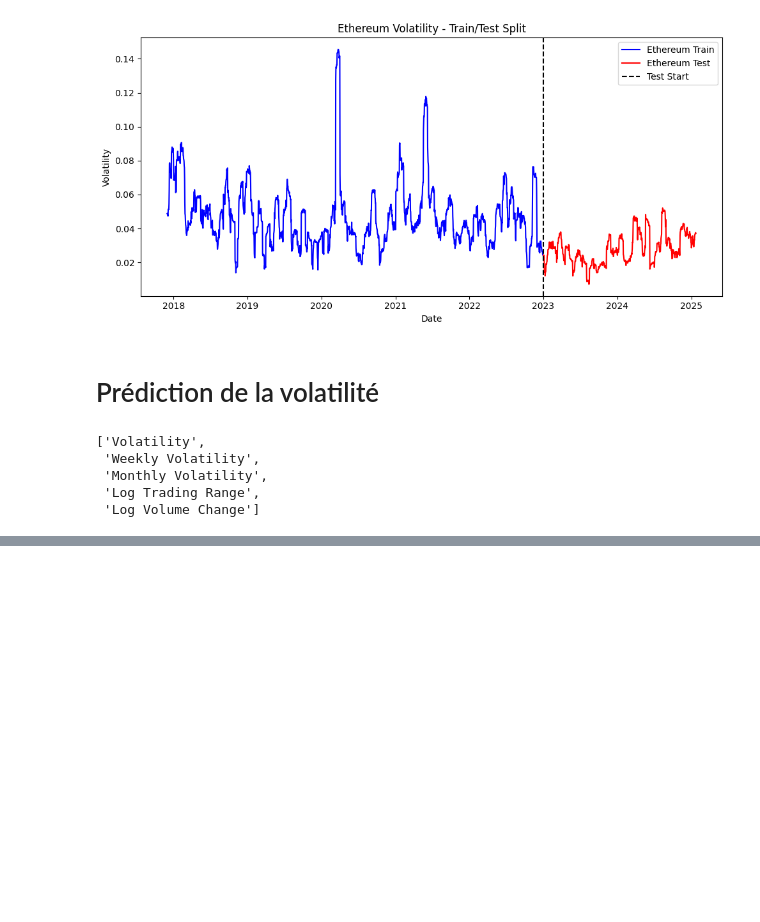
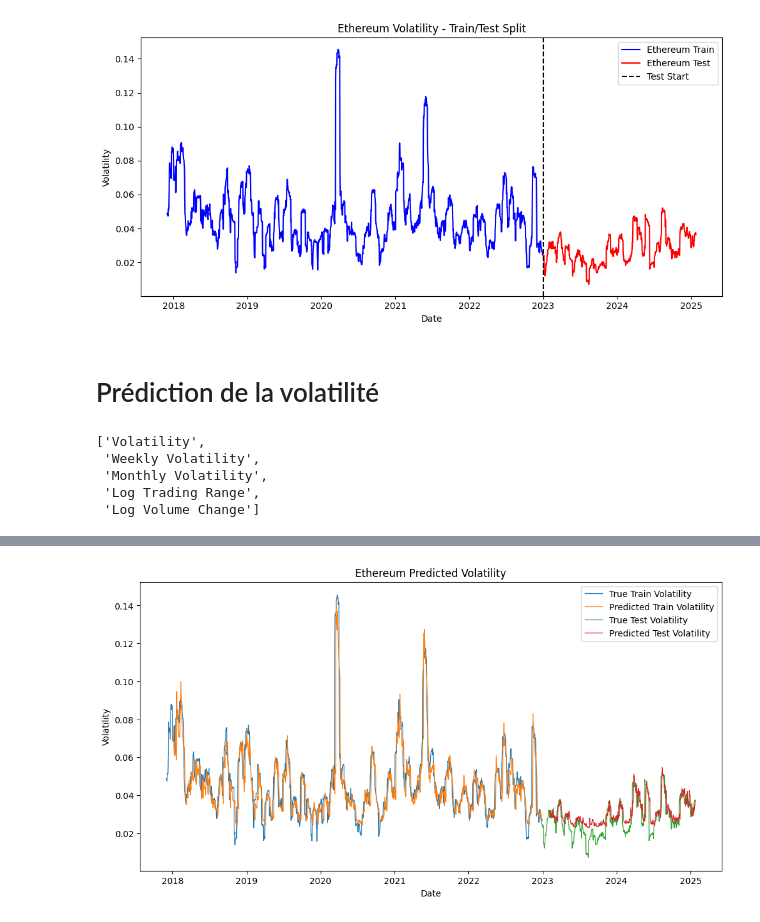
Before and after one commit to emmaebrl/crypto-volatility-lab, a Jupyter notebook: sandbox/test_opti.ipynb, the cells around one changed output, grey strips where cells are left out. Cells and saved outputs as stored; diff of their text form; code cells hidden in the pictures; blank space fills up the shorter version.

Commit message:
test opti

```diff
--- a/sandbox/test_opti.ipynb
+++ b/sandbox/test_opti.ipynb
@@ -225,0 +734,4 @@ predict_and_plot_ethereum(ethereum_pipeline, ethereum_train_data, ethereum_test_
+# %%
+# ethereum model
+ethereum_pipeline = GRUPipeline(lookback=30,learning_rate=0.01,forecast_horizon=5, epochs=5, batch_size=32, validation_split=0.1, dropout_rate=0, normalize=True)
+ethereum_model= ethereum_pipeline.fit(ethereum_train_data[features].values, ethereum_train_data["Volatility"].values.astype(np.float64))
@@ -225,0 +749,19 @@ predict_and_plot_ethereum(ethereum_pipeline, ethereum_train_data, ethereum_test_
+# %%
+def predict_and_plot_ethereum(pipeline, train_data, test_data):
+    y_pred_train = pipeline.predict(train_data[features].values)[:, 4]
+    y_pred_test = pipeline.predict(test_data[features].values)[:, 4]
+
+    plt.figure(figsize=(12, 6))
+    plt.plot(train_data["Date"], train_data["Volatility"], label="True Train Volatility", linewidth=0.9)
+    plt.plot(train_data["Date"][-len(y_pred_train):], y_pred_train, label="Predicted Train Volatility", linewidth=0.9)
+    plt.plot(test_data["Date"], test_data["Volatility"], label="True Test Volatility", linewidth=0.9)
+    plt.plot(test_data["Date"][-len(y_pred_test):], y_pred_test, label="Predicted Test Volatility", linewidth=0.9)
+
+    plt.title("Ethereum Predicted Volatility")
+    plt.xlabel("Date")
+    plt.ylabel("Volatility")
+    plt.legend()
+    plt.show()
+
+predict_and_plot_ethereum(ethereum_pipeline, ethereum_train_data, ethereum_test_data)
+# %% [output]
@@ -225,0 +770 @@ predict_and_plot_ethereum(ethereum_pipeline, ethereum_train_data, ethereum_test_
+[figure, added]
```
Also changed, not shown: parts of 17 cells of this notebook, 1 other file.
